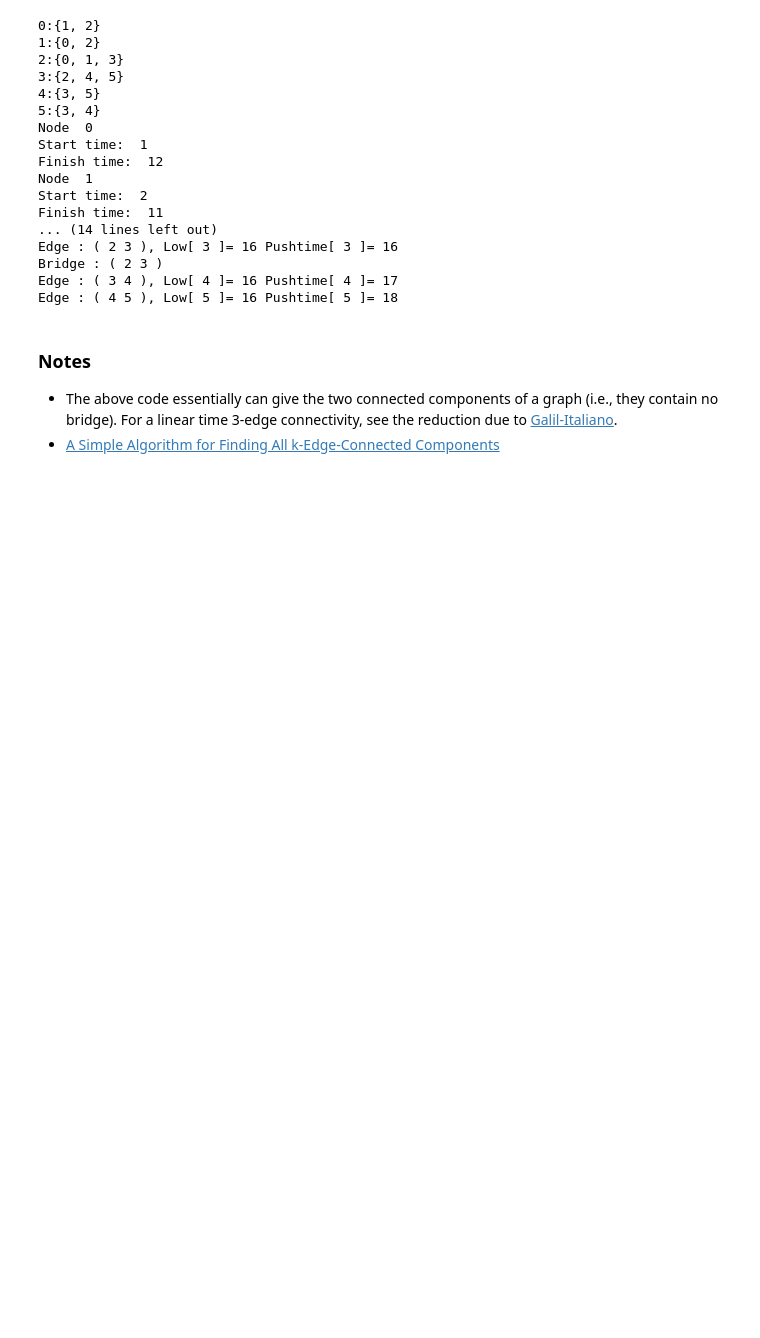
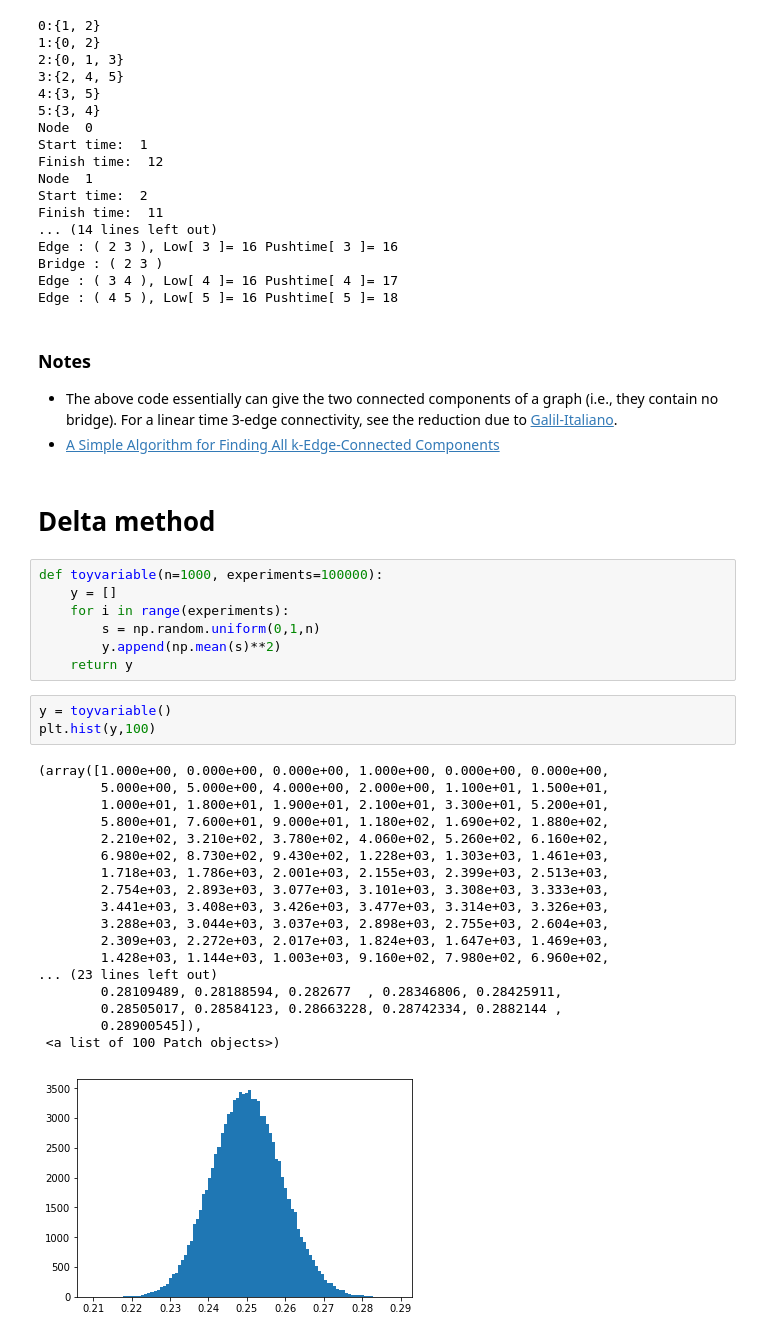
Before and after one commit to tsourolampis/notes, a Jupyter notebook: some teaching and research notes.ipynb, the cells around one changed output. Cells and saved outputs as stored; diff of their text form; blank space fills up the shorter version.

```diff
--- a/some teaching and research notes.ipynb
+++ b/some teaching and research notes.ipynb
@@ -267,3 +267,34 @@ Edge : ( 4 5 ), Low[ 5 ]= 16 Pushtime[ 5 ]= 18
 - The above code essentially can give the two connected components of a graph (i.e., they contain no bridge). For a linear time 3-edge connectivity, see the reduction due to [Galil-Italiano](https://dl.acm.org/doi/abs/10.1145/122413.122416).
 - [A Simple Algorithm for Finding All k-Edge-Connected Components
 ](https://journals.plos.org/plosone/article?id=10.1371/journal.pone.0136264)
+# %% [markdown]
+# Delta method
+# %%
+def toyvariable(n=1000, experiments=100000):
+    y = []
+    for i in range(experiments):
+        s = np.random.uniform(0,1,n)
+        y.append(np.mean(s)**2)
+    return y
+# %%
+y = toyvariable()
+plt.hist(y,100)
+# %% [output]
+(array([1.000e+00, 0.000e+00, 0.000e+00, 1.000e+00, 0.000e+00, 0.000e+00,
+        5.000e+00, 5.000e+00, 4.000e+00, 2.000e+00, 1.100e+01, 1.500e+01,
+        1.000e+01, 1.800e+01, 1.900e+01, 2.100e+01, 3.300e+01, 5.200e+01,
+        5.800e+01, 7.600e+01, 9.000e+01, 1.180e+02, 1.690e+02, 1.880e+02,
+        2.210e+02, 3.210e+02, 3.780e+02, 4.060e+02, 5.260e+02, 6.160e+02,
+        6.980e+02, 8.730e+02, 9.430e+02, 1.228e+03, 1.303e+03, 1.461e+03,
+        1.718e+03, 1.786e+03, 2.001e+03, 2.155e+03, 2.399e+03, 2.513e+03,
+        2.754e+03, 2.893e+03, 3.077e+03, 3.101e+03, 3.308e+03, 3.333e+03,
+        3.441e+03, 3.408e+03, 3.426e+03, 3.477e+03, 3.314e+03, 3.326e+03,
+        3.288e+03, 3.044e+03, 3.037e+03, 2.898e+03, 2.755e+03, 2.604e+03,
+        2.309e+03, 2.272e+03, 2.017e+03, 1.824e+03, 1.647e+03, 1.469e+03,
+        1.428e+03, 1.144e+03, 1.003e+03, 9.160e+02, 7.980e+02, 6.960e+02,
+... (23 lines left out)
+        0.28109489, 0.28188594, 0.282677  , 0.28346806, 0.28425911,
+        0.28505017, 0.28584123, 0.28663228, 0.28742334, 0.2882144 ,
+        0.28900545]),
+ <a list of 100 Patch objects>)
+[figure, added]
```
Also changed, not shown: parts of 3 cells of this notebook.
